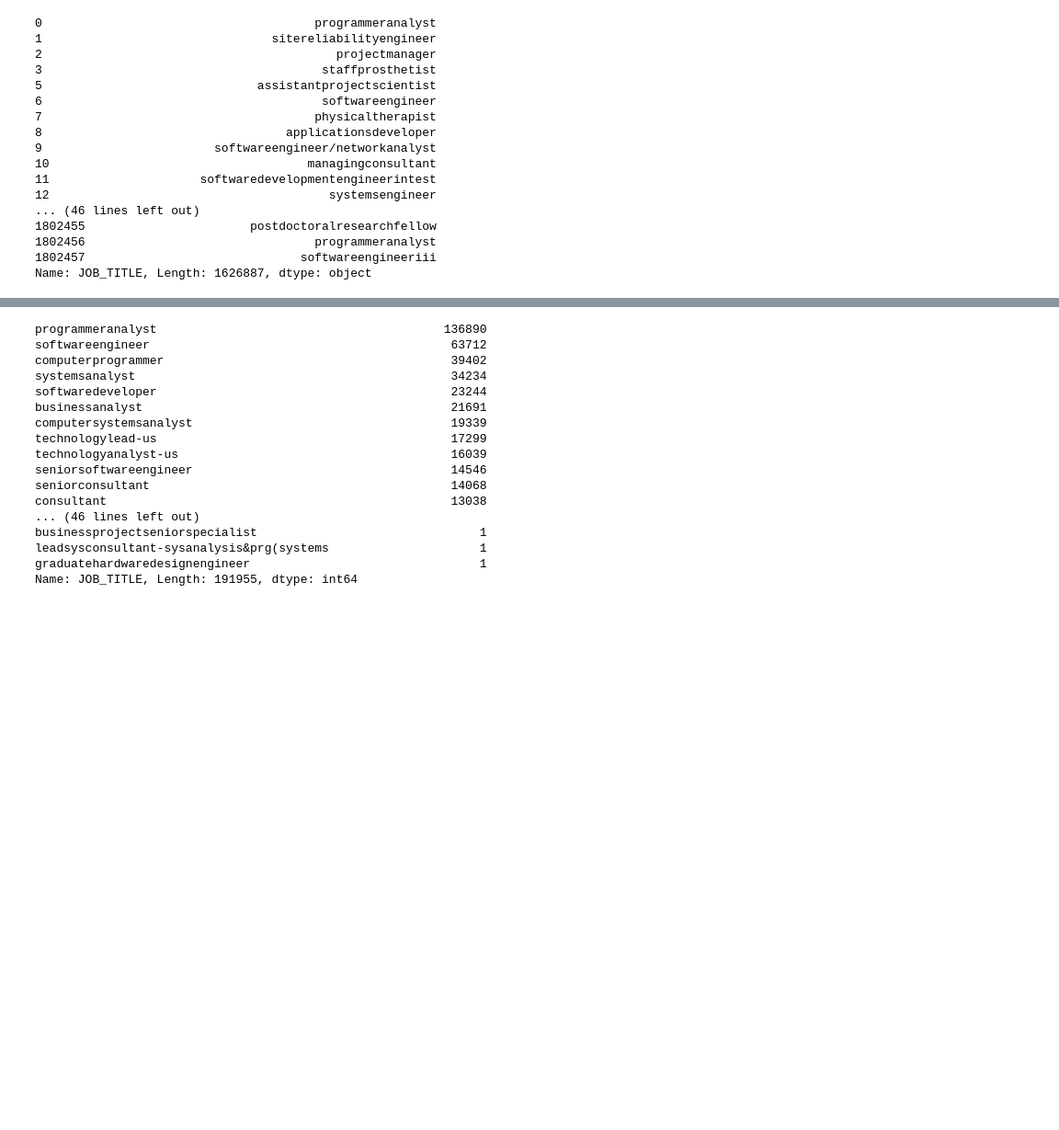
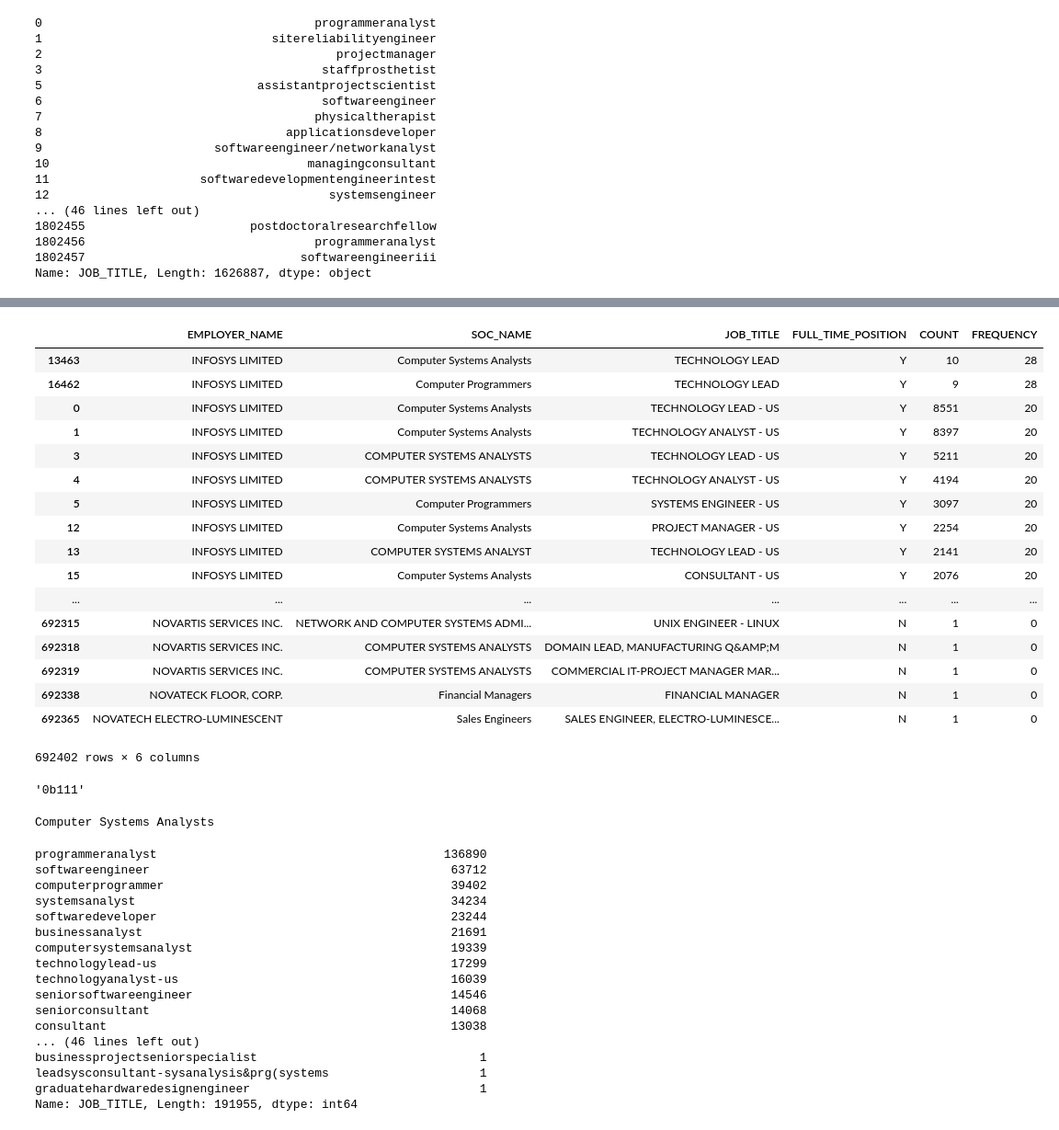
Before and after one commit to Ryulth/H1B_Visa_prediction_kaggle, a Jupyter notebook: train.ipynb, the cells around one changed output, grey strips where cells are left out. Shown: that part at 92% size. Saved outputs shown, nothing was run; the diff lists cells and outputs as text; code cells hidden in the pictures; blank space fills up the shorter version.

```diff
--- a/train.ipynb
+++ b/train.ipynb
@@ -151,0 +158,5 @@ temp[(temp['JOB_TITLE']== 'TECHNOLOGY LEAD - US')
+# %%
+train_groupby.loc[(train_groupby['EMPLOYER_NAME']=='INFOSYS LIMITED'),'FREQUENCY'] +=4
+train_groupby.loc[(train_groupby['JOB_TITLE']=='TECHNOLOGY LEAD'),'FREQUENCY']+=2
+train_groupby.loc[(train_groupby['FULL_TIME_POSITION']=='Y'),'FREQUENCY'] +=1
+a=train_groupby.sort_values(['FREQUENCY','COUNT'],ascending=[False,False]).head(1).SOC_NAME
@@ -152,3 +167,38 @@ temp[(temp['JOB_TITLE']== 'TECHNOLOGY LEAD - US')
+# %%
+train_groupby.sort_values(['FREQUENCY','COUNT'],ascending=[False,False])
+# %% [output]
+|  | EMPLOYER_NAME | SOC_NAME | JOB_TITLE | FULL_TIME_POSITION | COUNT | FREQUENCY |
+| 13463 | INFOSYS LIMITED | Computer Systems Analysts | TECHNOLOGY LEAD | Y | 10 | 28 |
+| 16462 | INFOSYS LIMITED | Computer Programmers | TECHNOLOGY LEAD | Y | 9 | 28 |
+| 0 | INFOSYS LIMITED | Computer Systems Analysts | TECHNOLOGY LEAD - US | Y | 8551 | 20 |
+| 1 | INFOSYS LIMITED | Computer Systems Analysts | TECHNOLOGY ANALYST - US | Y | 8397 | 20 |
+| 3 | INFOSYS LIMITED | COMPUTER SYSTEMS ANALYSTS | TECHNOLOGY LEAD - US | Y | 5211 | 20 |
+| 4 | INFOSYS LIMITED | COMPUTER SYSTEMS ANALYSTS | TECHNOLOGY ANALYST - US | Y | 4194 | 20 |
+| 5 | INFOSYS LIMITED | Computer Programmers | SYSTEMS ENGINEER - US | Y | 3097 | 20 |
+| 12 | INFOSYS LIMITED | Computer Systems Analysts | PROJECT MANAGER - US | Y | 2254 | 20 |
+| 13 | INFOSYS LIMITED | COMPUTER SYSTEMS ANALYST | TECHNOLOGY LEAD - US | Y | 2141 | 20 |
+| 15 | INFOSYS LIMITED | Computer Systems Analysts | CONSULTANT - US | Y | 2076 | 20 |
+| ... | ... | ... | ... | ... | ... | ... |
+| 692315 | NOVARTIS SERVICES INC. | NETWORK AND COMPUTER SYSTEMS ADMI... | UNIX ENGINEER - LINUX | N | 1 | 0 |
+| 692318 | NOVARTIS SERVICES INC. | COMPUTER SYSTEMS ANALYSTS | DOMAIN LEAD, MANUFACTURING Q&AMP;M | N | 1 | 0 |
+| 692319 | NOVARTIS SERVICES INC. | COMPUTER SYSTEMS ANALYSTS | COMMERCIAL IT-PROJECT MANAGER MAR... | N | 1 | 0 |
+| 692338 | NOVATECK FLOOR, CORP. | Financial Managers | FINANCIAL MANAGER | N | 1 | 0 |
+| 692365 | NOVATECH ELECTRO-LUMINESCENT | Sales Engineers | SALES ENGINEER, ELECTRO-LUMINESCE... | N | 1 | 0 |
+692402 rows × 6 columns
+# %%
+bin(7)
+# %% [output]
+'0b111'
+# %%
+
+if not temp[(temp['FULL_TIME_POSITION']== 'Y')
+                 &(temp['JOB_TITLE']=='TECHNOLOGY LEAD - US')
+                 &(temp['EMPLOYER_NAME']=='INFOSYS LIMITED') ].SOC_NAME.empty :
+    print (temp[(temp['FULL_TIME_POSITION']== 'Y')
+                 &(temp['JOB_TITLE']=='TECHNOLOGY LEAD - US')
+                 &(temp['EMPLOYER_NAME']=='INFOSYS LIMITED') ].SOC_NAME[0])
+# %% [output]
+Computer Systems Analysts
 # %%
 train.JOB_TITLE.str.replace(' ','').str.lower().value_counts()
 # %% [output]
```
Also changed, not shown: parts of 9 cells of this notebook.
